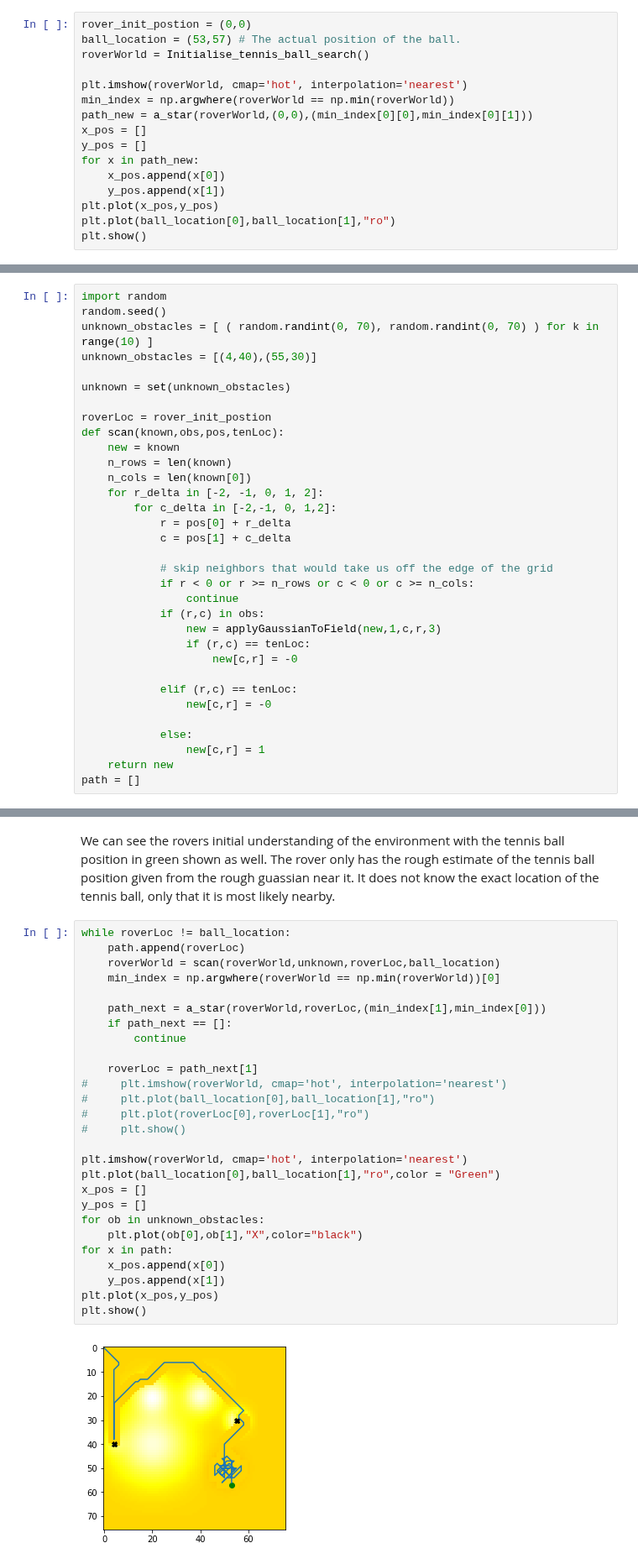
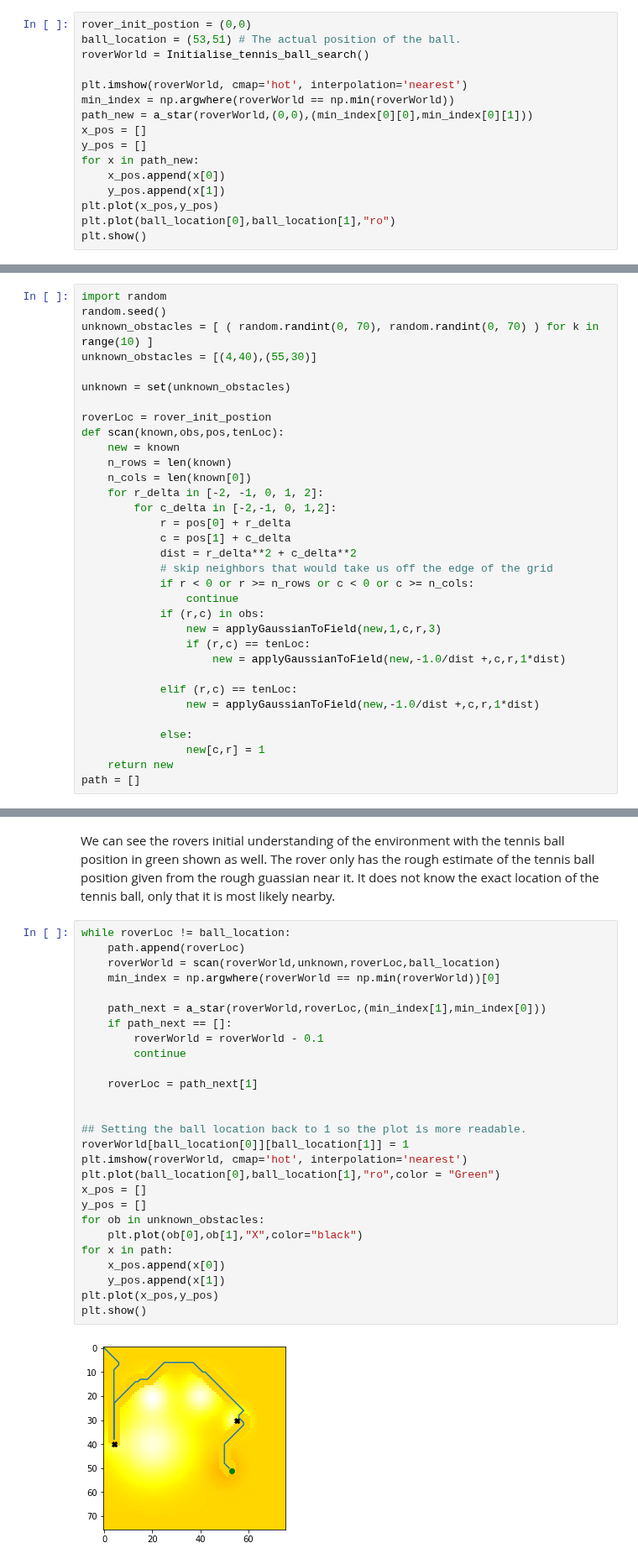
Before and after one commit to JmcRobbie/novaRoverDemos, a Jupyter notebook: Autonomous decision making demonstration.ipynb, the cells around one changed output, grey strips where cells are left out. Shown at 84% size. Drawn from its saved outputs; the diff is of its cells as text.

Commit message:
Replaced single point with guassian estimate that scales with distance for tennis ball finding

```diff
--- a/Autonomous decision making demonstration.ipynb
+++ b/Autonomous decision making demonstration.ipynb
@@ -261,7 +261,7 @@ plt.show()
 Now that we have tackled the problem of searching over a known field we need to address the more pressing challenge. Pathfinding over a unknown field. As described above, the strategy will be to update the map that we are pathfinding over, and then run a* on that. For simplicity we will simply say that the rover takes the next position identified by the a star pathfinding algorithm, and then rescans the environment and repeats the process.
 # %%
 rover_init_postion = (0,0)
-ball_location = (53,57) # The actual position of the ball.
+ball_location = (53,51) # The actual position of the ball.
 roverWorld = Initialise_tennis_ball_search()
 
 plt.imshow(roverWorld, cmap='hot', interpolation='nearest')
@@ -302,17 +302,17 @@ def scan(known,obs,pos,tenLoc):
         for c_delta in [-2,-1, 0, 1,2]:
             r = pos[0] + r_delta
             c = pos[1] + c_delta
-
+            dist = r_delta**2 + c_delta**2
             # skip neighbors that would take us off the edge of the grid
             if r < 0 or r >= n_rows or c < 0 or c >= n_cols:
                 continue
             if (r,c) in obs:
                 new = applyGaussianToField(new,1,c,r,3)
                 if (r,c) == tenLoc:
-                    new[c,r] = -0
+                    new = applyGaussianToField(new,-1.0/dist +,c,r,1*dist)
 
             elif (r,c) == tenLoc:
-                new[c,r] = -0
+                new = applyGaussianToField(new,-1.0/dist +,c,r,1*dist)
 
             else:
                 new[c,r] = 1
@@ -333,32 +333,32 @@ We can see the rovers initial understanding of the environment with the tennis b
 # %%
 while roverLoc != ball_location:
     path.append(roverLoc)
     roverWorld = scan(roverWorld,unknown,roverLoc,ball_location)
     min_index = np.argwhere(roverWorld == np.min(roverWorld))[0]
 
     path_next = a_star(roverWorld,roverLoc,(min_index[1],min_index[0]))
     if path_next == []:
+        roverWorld = roverWorld - 0.1
         continue
 
     roverLoc = path_next[1]
-#     plt.imshow(roverWorld, cmap='hot', interpolation='nearest')
-#     plt.plot(ball_location[0],ball_location[1],"ro")
-#     plt.plot(roverLoc[0],roverLoc[1],"ro")
-#     plt.show()
 
+
+## Setting the ball location back to 1 so the plot is more readable.
+roverWorld[ball_location[0]][ball_location[1]] = 1
 plt.imshow(roverWorld, cmap='hot', interpolation='nearest')
 plt.plot(ball_location[0],ball_location[1],"ro",color = "Green")
 x_pos = []
 y_pos = []
 for ob in unknown_obstacles:
     plt.plot(ob[0],ob[1],"X",color="black")
 for x in path:
     x_pos.append(x[0])
     y_pos.append(x[1])
 plt.plot(x_pos,y_pos)
 plt.show()
 # %% [output]
-[figure, old version]
+[figure, new version]
 # %% [markdown]
 The path the rover took to reach the final tennis ball is shown in blue and any obstacles added to the field are in black crosses and the rovers final knowledge of the environment.
 
```
Also changed, not shown: parts of 3 cells of this notebook.
